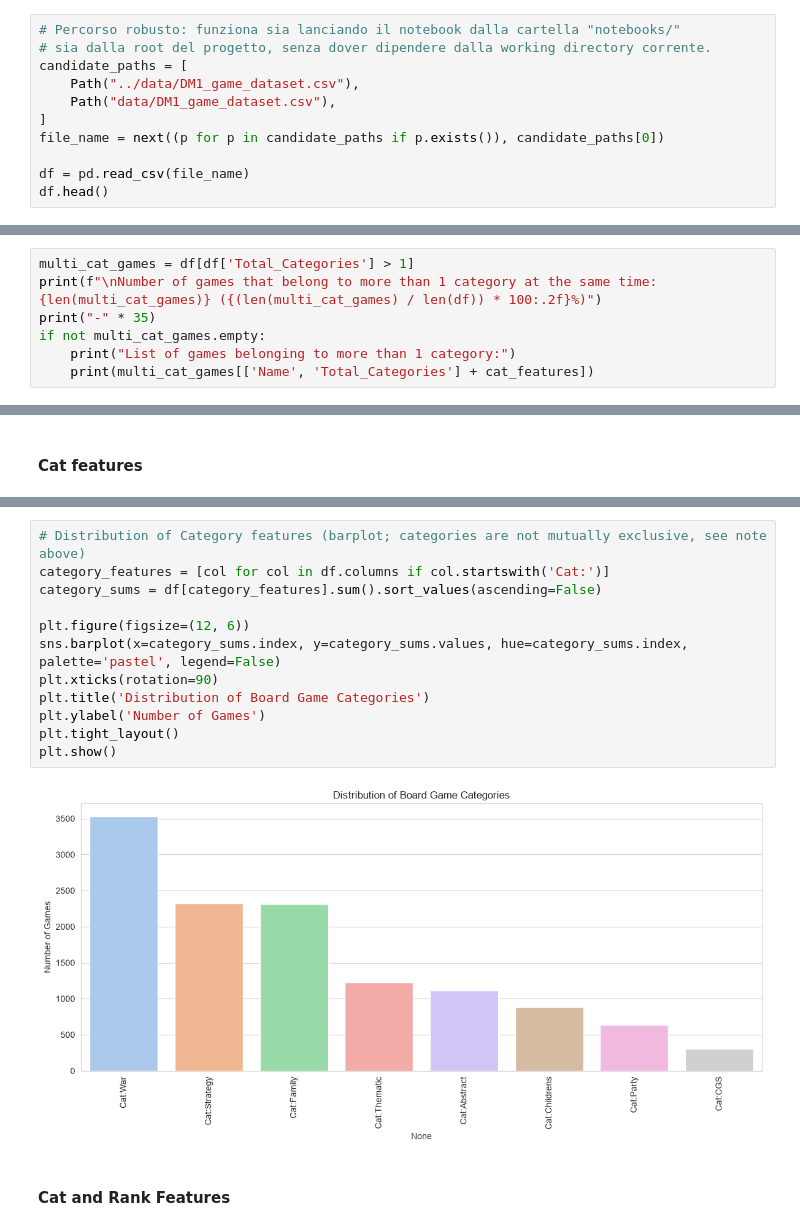
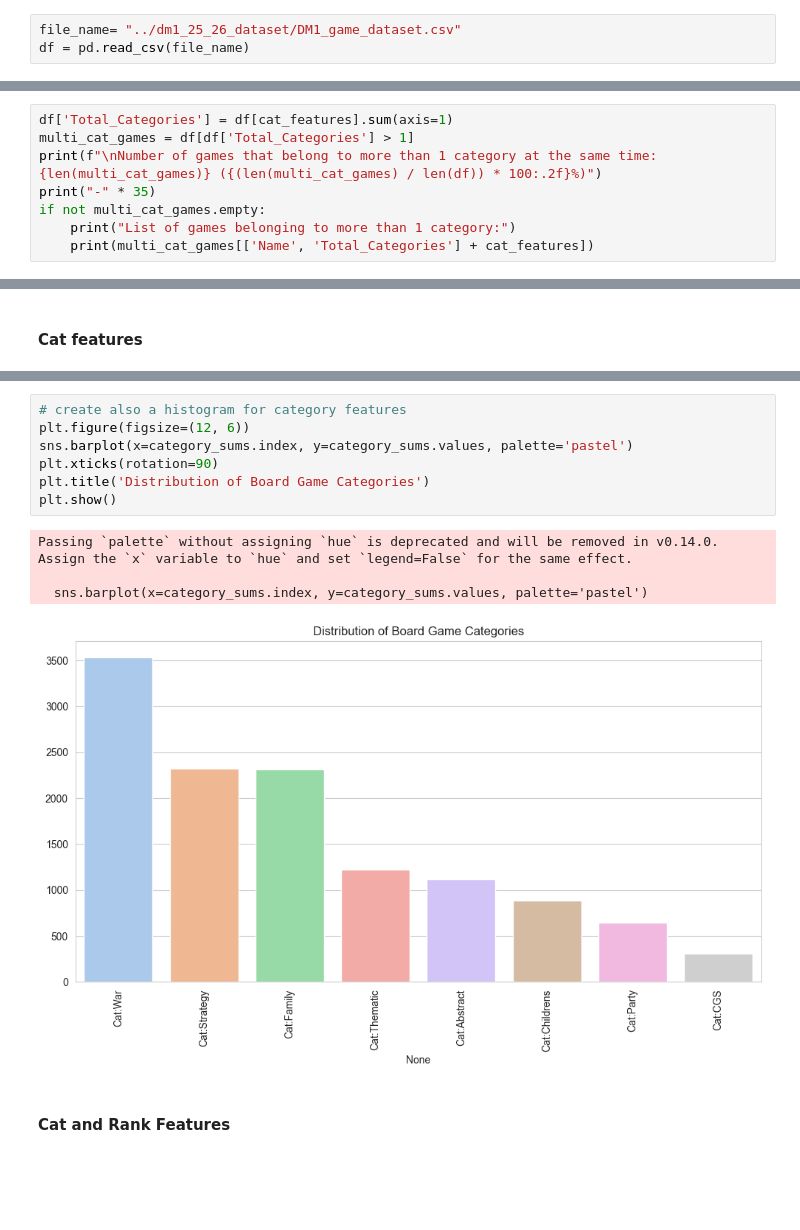
Before and after one commit to ecalabrese17/Board-Game-Data-Analytics, a Jupyter notebook: notebooks/0_data_understanding.ipynb, the cells around one changed output, grey strips where cells are left out. Saved outputs shown, nothing was run; the diff lists cells and outputs as text; blank space fills up the shorter version.

```diff
--- a/notebooks/0_data_understanding.ipynb
+++ b/notebooks/0_data_understanding.ipynb
@@ -20,12 +18,4 @@ from statsmodels.stats.multitest import multipletests
 from matplotlib.ticker import ScalarFormatter
 # %%
-# Percorso robusto: funziona sia lanciando il notebook dalla cartella "notebooks/"
-# sia dalla root del progetto, senza dover dipendere dalla working directory corrente.
-candidate_paths = [
-    Path("../data/DM1_game_dataset.csv"),
-    Path("data/DM1_game_dataset.csv"),
-]
-file_name = next((p for p in candidate_paths if p.exists()), candidate_paths[0])
-
+file_name= "../dm1_25_26_dataset/DM1_game_dataset.csv"
 df = pd.read_csv(file_name)
-df.head()
@@ -275,6 +278,7 @@ List of games without categories:
 # %% [markdown]
 ### Number of games that belong to more than 1 category at the same time
 # %%
+df['Total_Categories'] = df[cat_features].sum(axis=1)
 multi_cat_games = df[df['Total_Categories'] > 1]
 print(f"\nNumber of games that belong to more than 1 category at the same time: {len(multi_cat_games)} ({(len(multi_cat_games) / len(df)) * 100:.2f}%)")
 print("-" * 35)
@@ -1142,17 +1163,15 @@ Nota: qui si usa un barplot invece di un grafico a torta. Le categorie (`Cat:*`)
 # %%
-# Distribution of Category features (barplot; categories are not mutually exclusive, see note above)
-category_features = [col for col in df.columns if col.startswith('Cat:')]
-category_sums = df[category_features].sum().sort_values(ascending=False)
-
+# create also a histogram for category features
 plt.figure(figsize=(12, 6))
-sns.barplot(x=category_sums.index, y=category_sums.values, hue=category_sums.index, palette='pastel', legend=False)
+sns.barplot(x=category_sums.index, y=category_sums.values, palette='pastel')
 plt.xticks(rotation=90)
 plt.title('Distribution of Board Game Categories')
-plt.ylabel('Number of Games')
-plt.tight_layout()
 plt.show()
 # %% [output]
+Passing `palette` without assigning `hue` is deprecated and will be removed in v0.14.0. Assign the `x` variable to `hue` and set `legend=False` for the same effect.
+
+  sns.barplot(x=category_sums.index, y=category_sums.values, palette='pastel')
-[figure, old version]
+[figure, new version]
 # %% [markdown]
 #### Cat and Rank Features
 # %%
```
Also changed, not shown: parts of 37 cells of this notebook.
